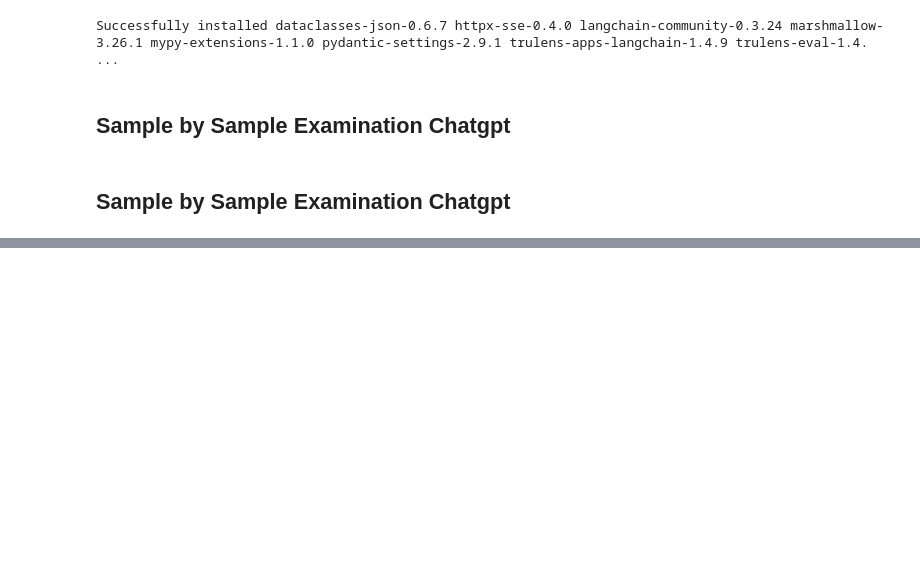
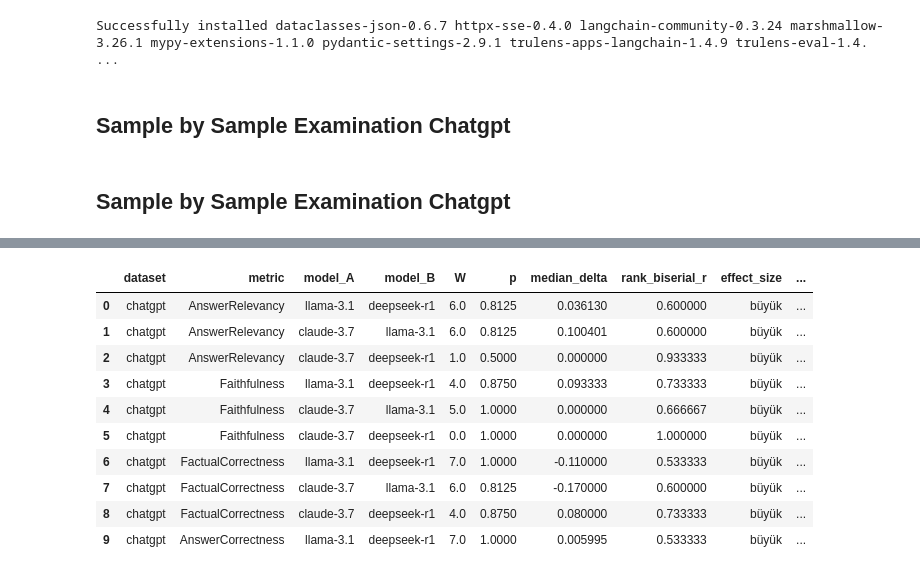
Before and after one commit to kmk4444/System_engineering, a Jupyter notebook: Ragas.ipynb, the cells around one changed output, grey strips where cells are left out. Saved outputs shown, nothing was run; the diff lists cells and outputs as text; code cells hidden in the pictures; blank space fills up the shorter version.

```diff
--- a/Ragas.ipynb
+++ b/Ragas.ipynb
@@ -472,0 +473,78 @@ Veri setleri birleştirildi: (30, 7)
+# %%
+import pandas as pd
+import numpy as np
+from scipy.stats import wilcoxon
+from statsmodels.stats.multitest import multipletests
+
+# === Verileri yükle ===
+chatgpt_df = pd.read_excel("/content/ragas_per_sample_chatgpt.xlsx")
+gemini_df = pd.read_excel("/content/ragas_per_sample_gemini.xlsx")
+df = pd.concat([chatgpt_df, gemini_df], ignore_index=True)
+
+# === Kolon adlarını normalize et ===
+df.rename(columns={
+    "answer_relevancy": "AnswerRelevancy",
+    "faithfulness": "Faithfulness",
+    "factual_correctness(mode=f1)": "FactualCorrectness",
+    "factual_correctness": "FactualCorrectness",
+    "answer_correctness": "AnswerCorrectness"
+}, inplace=True)
+
+# === Wilcoxon fonksiyonu ===
+def run_wilcoxon(df, dataset, metric, model_a, model_b):
+    sub = df[df["dataset"] == dataset]
+    a = sub[sub["model"] == model_a][metric].astype(float).reset_index(drop=True)
+    b = sub[sub["model"] == model_b][metric].astype(float).reset_index(drop=True)
+    n = min(len(a), len(b))
+    if n < 5:  # küçük örneklem kontrolü
+        return None
+    # farklar
+    diffs = a[:n] - b[:n]
+    # Wilcoxon testi
+    stat, p = wilcoxon(a[:n], b[:n])
+    # Etki büyüklüğü (rank biserial)
+    rank_r = 1 - (2 * stat) / (n * (n + 1))
+    # Medyan fark
+    median_delta = np.median(diffs)
+    # Etki boyutu yorumu
+    if abs(rank_r) < 0.3:
+        eff = "küçük"
+    elif abs(rank_r) < 0.5:
+        eff = "orta"
+    else:
+        eff = "büyük"
+    return {"dataset": dataset, "metric": metric, "model_A": model_a, "model_B": model_b,
+            "W": stat, "p": p, "median_delta": median_delta,
+            "rank_biserial_r": rank_r, "effect_size": eff}
+
+# === Model çiftleri, metrikler ===
+model_pairs = [
+    ("llama-3.1", "deepseek-r1"),
+    ("claude-3.7", "llama-3.1"),
+    ("claude-3.7", "deepseek-r1")
+]
+metrics = ["AnswerRelevancy", "Faithfulness", "FactualCorrectness", "AnswerCorrectness"]
+datasets = ["chatgpt", "gemini"]
+
+# === Tüm testleri çalıştır ===
+results = []
+for ds in datasets:
+    for met in metrics:
+        for (mA, mB) in model_pairs:
+            out = run_wilcoxon(df, ds, met, mA, mB)
+            if out:
+                results.append(out)
+
+res_df = pd.DataFrame(results)
+
+# Holm-Bonferroni düzeltmesi
+res_df["p_holm"] = multipletests(res_df["p"], method="holm")[1]
+res_df["result"] = np.where(res_df["p_holm"] < 0.05, "✅ anlamlı", "❌ anlamsız")
+
+# Kaydet
+res_df.to_excel("/content/wilcoxon_advanced.xlsx", index=False)
+from google.colab import files
+files.download("/content/wilcoxon_advanced.xlsx")
+
+res_df.head(10)
+# %% [output]
@@ -472,0 +553,11 @@ Veri setleri birleştirildi: (30, 7)
+|  | dataset | metric | model_A | model_B | W | p | median_delta | rank_biserial_r | effect_size | ... |
+| 0 | chatgpt | AnswerRelevancy | llama-3.1 | deepseek-r1 | 6.0 | 0.8125 | 0.036130 | 0.600000 | büyük | ... |
+| 1 | chatgpt | AnswerRelevancy | claude-3.7 | llama-3.1 | 6.0 | 0.8125 | 0.100401 | 0.600000 | büyük | ... |
+| 2 | chatgpt | AnswerRelevancy | claude-3.7 | deepseek-r1 | 1.0 | 0.5000 | 0.000000 | 0.933333 | büyük | ... |
+| 3 | chatgpt | Faithfulness | llama-3.1 | deepseek-r1 | 4.0 | 0.8750 | 0.093333 | 0.733333 | büyük | ... |
+| 4 | chatgpt | Faithfulness | claude-3.7 | llama-3.1 | 5.0 | 1.0000 | 0.000000 | 0.666667 | büyük | ... |
+| 5 | chatgpt | Faithfulness | claude-3.7 | deepseek-r1 | 0.0 | 1.0000 | 0.000000 | 1.000000 | büyük | ... |
+| 6 | chatgpt | FactualCorrectness | llama-3.1 | deepseek-r1 | 7.0 | 1.0000 | -0.110000 | 0.533333 | büyük | ... |
+| 7 | chatgpt | FactualCorrectness | claude-3.7 | llama-3.1 | 6.0 | 0.8125 | -0.170000 | 0.600000 | büyük | ... |
+| 8 | chatgpt | FactualCorrectness | claude-3.7 | deepseek-r1 | 4.0 | 0.8750 | 0.080000 | 0.733333 | büyük | ... |
+| 9 | chatgpt | AnswerCorrectness | llama-3.1 | deepseek-r1 | 7.0 | 1.0000 | 0.005995 | 0.533333 | büyük | ... |
```
Also changed, not shown: parts of 4 cells of this notebook.
